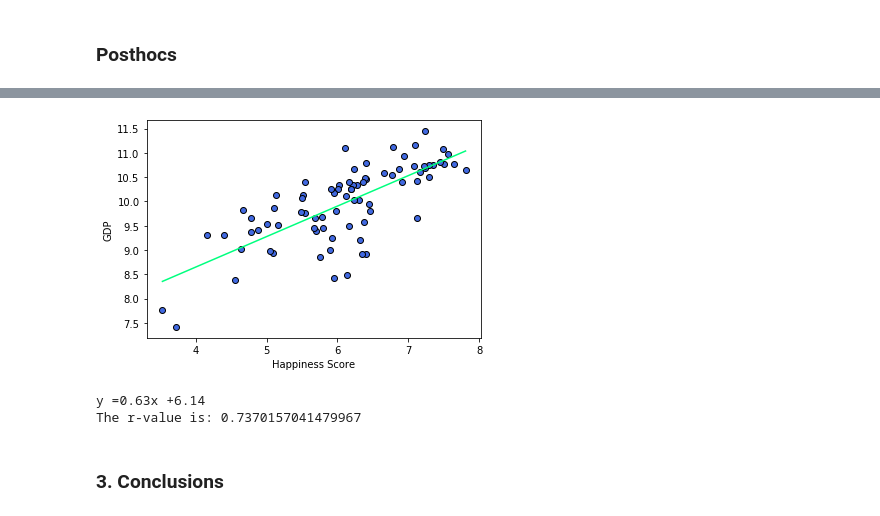
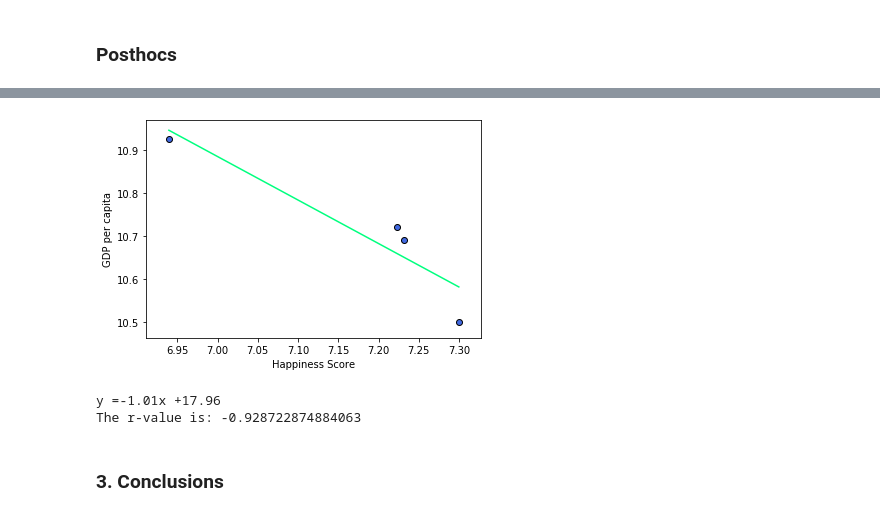
Before and after one commit to manuelamc14/happiness-rank-project, a Jupyter notebook: happiness_report_analysis.ipynb, the cells around one changed output, grey strips where cells are left out. Drawn from its saved outputs; the diff is of its cells as text; code cells hidden in the pictures.

```diff
--- a/happiness_report_analysis.ipynb
+++ b/happiness_report_analysis.ipynb
@@ -247,0 +362,7 @@ corr_na.style.background_gradient(cmap='coolwarm')
+# %%
+# Plot the results in the same chart
+f,ax = plt.subplots(1, 2, sharey=True, figsize=(5, 5))
+ax[0].boxplot(highest_gdp["Happiness Score"], labels=["Countries with High GDP"])
+ax[1].boxplot(lowest_gdp["Happiness Score"], labels=["Countries with Low GDP"])
+ax[0].grid()
+ax[1].grid()
@@ -372,9 +581,9 @@ Index(['Country', 'Region', 'Happiness', 'GDP', 'SSupport', 'Health',
       dtype='object')
 # %%
-happiness(region_df_2020["Happiness"], region_df_2020["GDP"])
+happiness(na_df["Happiness Score"], na_df["GDP per capita"])
 # %% [output]
-[figure, old version]
+[figure, new version]
-y =0.63x +6.14
-The r-value is: 0.7370157041479967
+y =-1.01x +17.96
+The r-value is: -0.928722874884063
 # %% [markdown]
 ### 3. Conclusions
```
Also changed, not shown: parts of 63 cells of this notebook.
